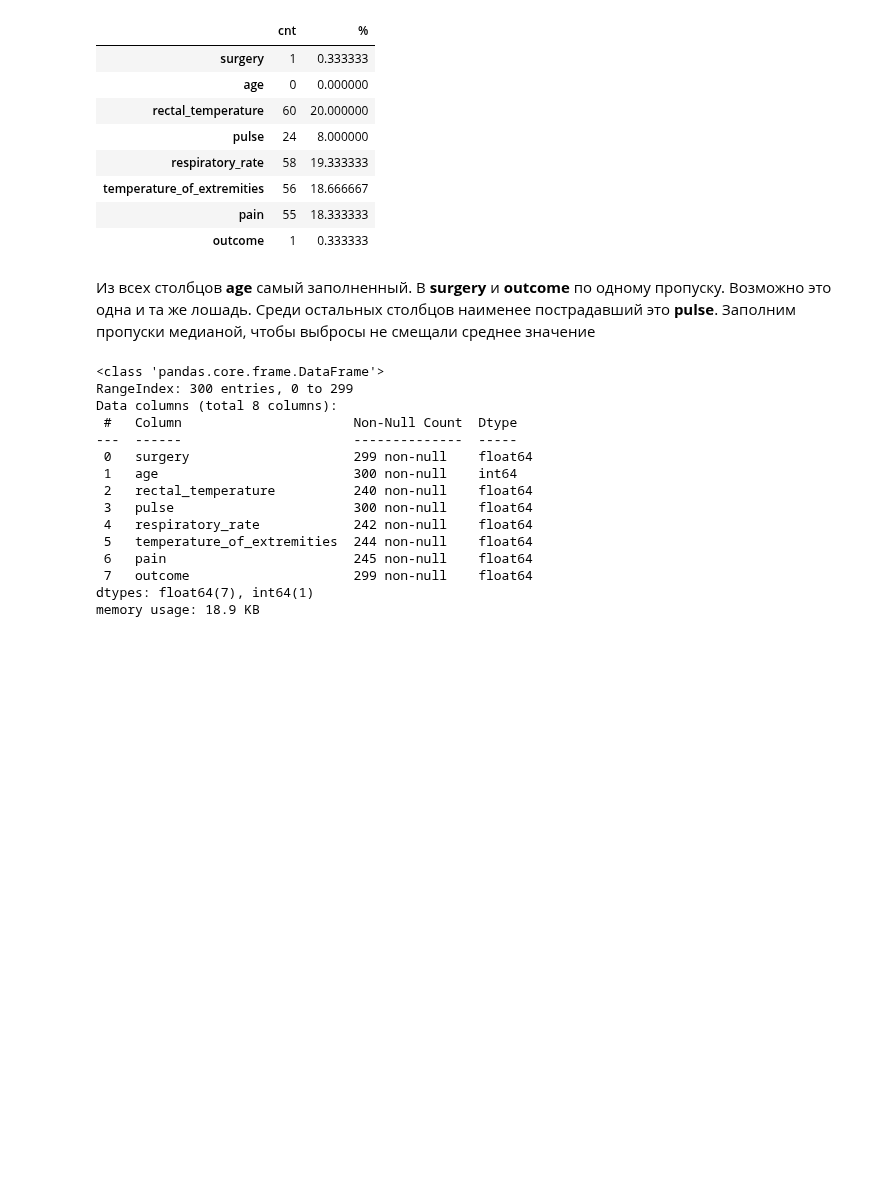
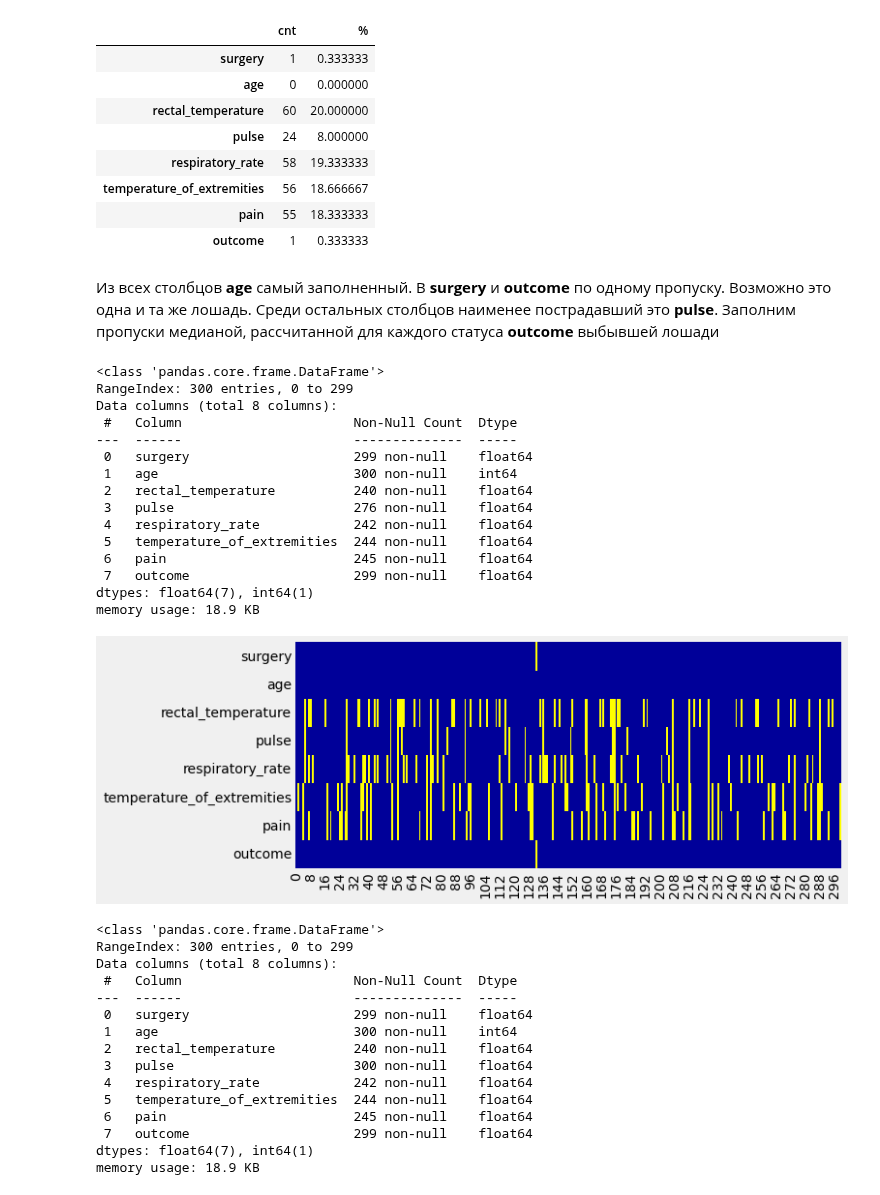
Before and after one commit to choodnovsky/Neto_DEGP-12, a Jupyter notebook: dz_3.01.ipynb, the cells around one changed output. Saved outputs shown, nothing was run; the diff lists cells and outputs as text; code cells hidden in the pictures; blank space fills up the shorter version.

```diff
--- a/dz_3.01.ipynb
+++ b/dz_3.01.ipynb
@@ -164,4 +164,4 @@ pd.concat([
 | pain | 55 | 18.333333 |
 | outcome | 1 | 0.333333 |
 # %% [markdown]
-Из всех столбцов __age__ самый заполненный. В __surgery__ и __outcome__ по одному пропуску. Возможно это одна и та же лошадь. Среди остальных столбцов наименее пострадавший это __pulse__. Заполним пропуски медианой, чтобы выбросы не смещали среднее значение
+Из всех столбцов __age__ самый заполненный. В __surgery__ и __outcome__ по одному пропуску. Возможно это одна и та же лошадь. Среди остальных столбцов наименее пострадавший это __pulse__. Заполним пропуски медианой, рассчитанной для каждого статуса __outcome__ выбывшей лошади
@@ -170,0 +168,19 @@ df['pulse'] = df['pulse'].fillna(int(df['pulse'].median()))
+# %%
+print_missing_data(df)
+# %% [output]
+<class 'pandas.core.frame.DataFrame'>
+RangeIndex: 300 entries, 0 to 299
+Data columns (total 8 columns):
+ #   Column                      Non-Null Count  Dtype
+---  ------                      --------------  -----
+ 0   surgery                     299 non-null    float64
+ 1   age                         300 non-null    int64
+ 2   rectal_temperature          240 non-null    float64
+ 3   pulse                       276 non-null    float64
+ 4   respiratory_rate            242 non-null    float64
+ 5   temperature_of_extremities  244 non-null    float64
+ 6   pain                        245 non-null    float64
+ 7   outcome                     299 non-null    float64
+dtypes: float64(7), int64(1)
+memory usage: 18.9 KB
+[figure, added]
```
Also changed, not shown: parts of 6 cells of this notebook.
